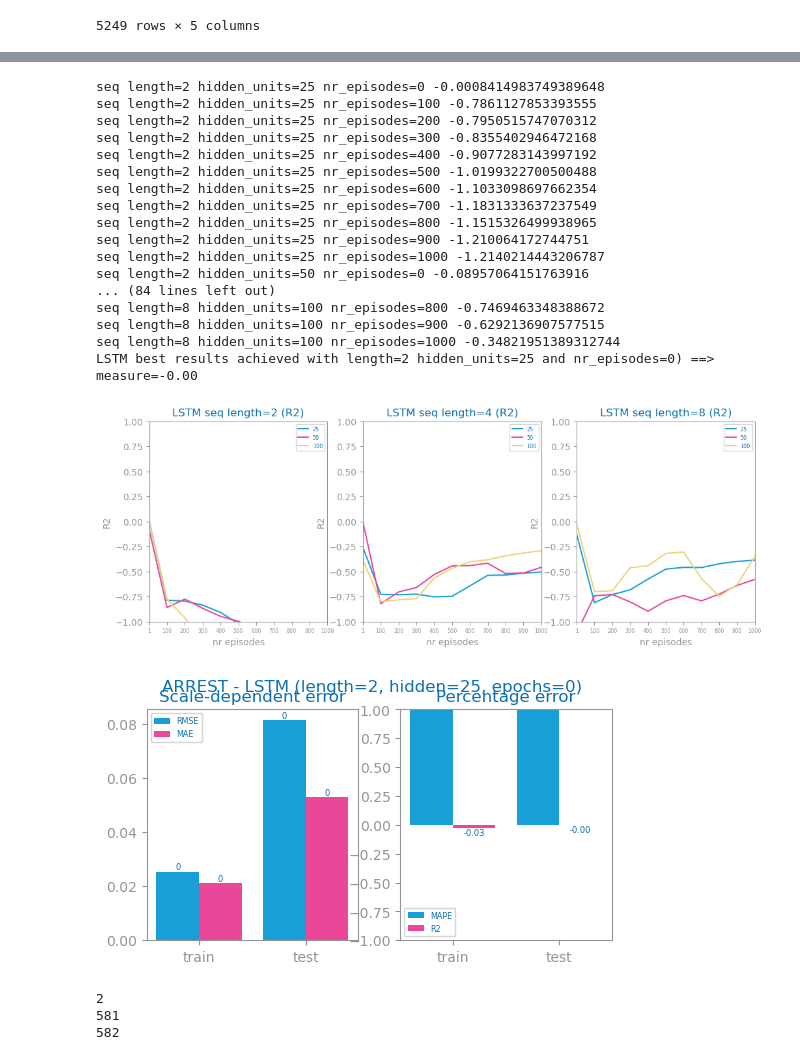
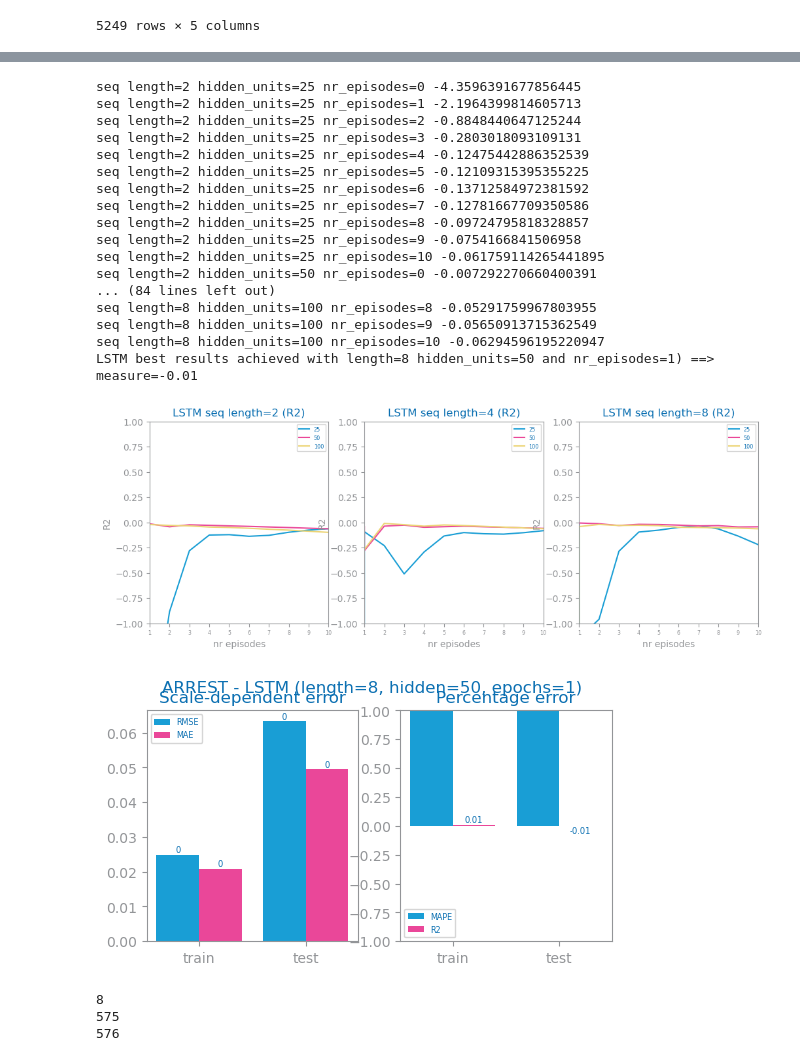
Before and after one commit to MatsNissen-Lie/kdd-process, a Jupyter notebook: src/time_series/3_models_arrest_lstm.ipynb, the cells around one changed output, grey strips where cells are left out. Saved outputs shown, nothing was run; the diff lists cells and outputs as text; code cells hidden in the pictures.

```diff
--- a/src/time_series/3_models_arrest_lstm.ipynb
+++ b/src/time_series/3_models_arrest_lstm.ipynb
@@ -200,51 +200,51 @@ def lstm_study(train, test, nr_episodes: int = 1000, measure: str = "R2"):
                     prd_tst = model.predict(tstX)
                     eval: float = FORECAST_MEASURES[measure](test[length:], prd_tst)
                     print(f"seq length={length} hidden_units={hidden} nr_episodes={n}", eval)
                     if eval > best_performance and abs(eval - best_performance) > DELTA_IMPROVE:
                         best_performance: float = eval
                         best_params["params"] = (length, hidden, n)
                         best_model = deepcopy(model)
                     yvalues.append(eval)
             values[hidden] = yvalues
         plot_multiline_chart(
             episodes,
             values,
             ax=axs[i],
             title=f"LSTM seq length={length} ({measure})",
             xlabel="nr episodes",
             ylabel=measure,
             percentage=flag,
         )
     print(
         f"LSTM best results achieved with length={best_params['params'][0]} hidden_units={best_params['params'][1]} and nr_episodes={best_params['params'][2]}) ==> measure={best_performance:.2f}"
     )
     return best_model, best_params
 
 measure: str = "R2"
 
 train = train_target.values.astype("float32")
 test = test_target.values.astype("float32")
 
-best_model, best_params = lstm_study(train, test, nr_episodes=1000, measure=measure)
+best_model, best_params = lstm_study(train, test, nr_episodes=10, measure=measure)
 # %% [output]
-seq length=2 hidden_units=25 nr_episodes=0 -0.0008414983749389648
-seq length=2 hidden_units=25 nr_episodes=100 -0.7861127853393555
-seq length=2 hidden_units=25 nr_episodes=200 -0.7950515747070312
-seq length=2 hidden_units=25 nr_episodes=300 -0.8355402946472168
-seq length=2 hidden_units=25 nr_episodes=400 -0.9077283143997192
-seq length=2 hidden_units=25 nr_episodes=500 -1.0199322700500488
-seq length=2 hidden_units=25 nr_episodes=600 -1.1033098697662354
-seq length=2 hidden_units=25 nr_episodes=700 -1.1831333637237549
-seq length=2 hidden_units=25 nr_episodes=800 -1.1515326499938965
-seq length=2 hidden_units=25 nr_episodes=900 -1.210064172744751
-seq length=2 hidden_units=25 nr_episodes=1000 -1.2140214443206787
-seq length=2 hidden_units=50 nr_episodes=0 -0.08957064151763916
+seq length=2 hidden_units=25 nr_episodes=0 -4.3596391677856445
+seq length=2 hidden_units=25 nr_episodes=1 -2.1964399814605713
+seq length=2 hidden_units=25 nr_episodes=2 -0.8848440647125244
+seq length=2 hidden_units=25 nr_episodes=3 -0.2803018093109131
+seq length=2 hidden_units=25 nr_episodes=4 -0.12475442886352539
+seq length=2 hidden_units=25 nr_episodes=5 -0.12109315395355225
+seq length=2 hidden_units=25 nr_episodes=6 -0.13712584972381592
+seq length=2 hidden_units=25 nr_episodes=7 -0.12781667709350586
+seq length=2 hidden_units=25 nr_episodes=8 -0.09724795818328857
+seq length=2 hidden_units=25 nr_episodes=9 -0.0754166841506958
+seq length=2 hidden_units=25 nr_episodes=10 -0.061759114265441895
+seq length=2 hidden_units=50 nr_episodes=0 -0.007292270660400391
 ... (84 lines left out)
-seq length=8 hidden_units=100 nr_episodes=800 -0.7469463348388672
-seq length=8 hidden_units=100 nr_episodes=900 -0.6292136907577515
-seq length=8 hidden_units=100 nr_episodes=1000 -0.34821951389312744
-LSTM best results achieved with length=2 hidden_units=25 and nr_episodes=0) ==> measure=-0.00
+seq length=8 hidden_units=100 nr_episodes=8 -0.05291759967803955
+seq length=8 hidden_units=100 nr_episodes=9 -0.05650913715362549
+seq length=8 hidden_units=100 nr_episodes=10 -0.06294596195220947
+LSTM best results achieved with length=8 hidden_units=50 and nr_episodes=1) ==> measure=-0.01
-[figure, old version]
+[figure, new version]
 # %%
 utils_path = os.path.abspath(os.path.join('..', 'utils'))
 sys.path.append(utils_path)
@@ -267,7 +267,7 @@ plot_forecasting_eval(
 )
 savefig(f"images/{file_tag}_lstms_{measure}_eval.png")
 # %% [output]
-[figure, old version]
+[figure, new version]
 # %%
 utils_path = os.path.abspath(os.path.join('..', 'utils'))
 sys.path.append(utils_path)
@@ -284,9 +284,9 @@ print(len(test.index[best_length+1:]))
 print(len(prd_tst))
 pred_series: Series = Series(prd_tst.numpy().ravel(), index=test.index[best_length:])
 # %% [output]
-2
-581
-582
+8
+575
+576
 # %%
 
 timecol: str = "timestamp"
```
Also changed, not shown: parts of 3 cells of this notebook, 7 other files.
